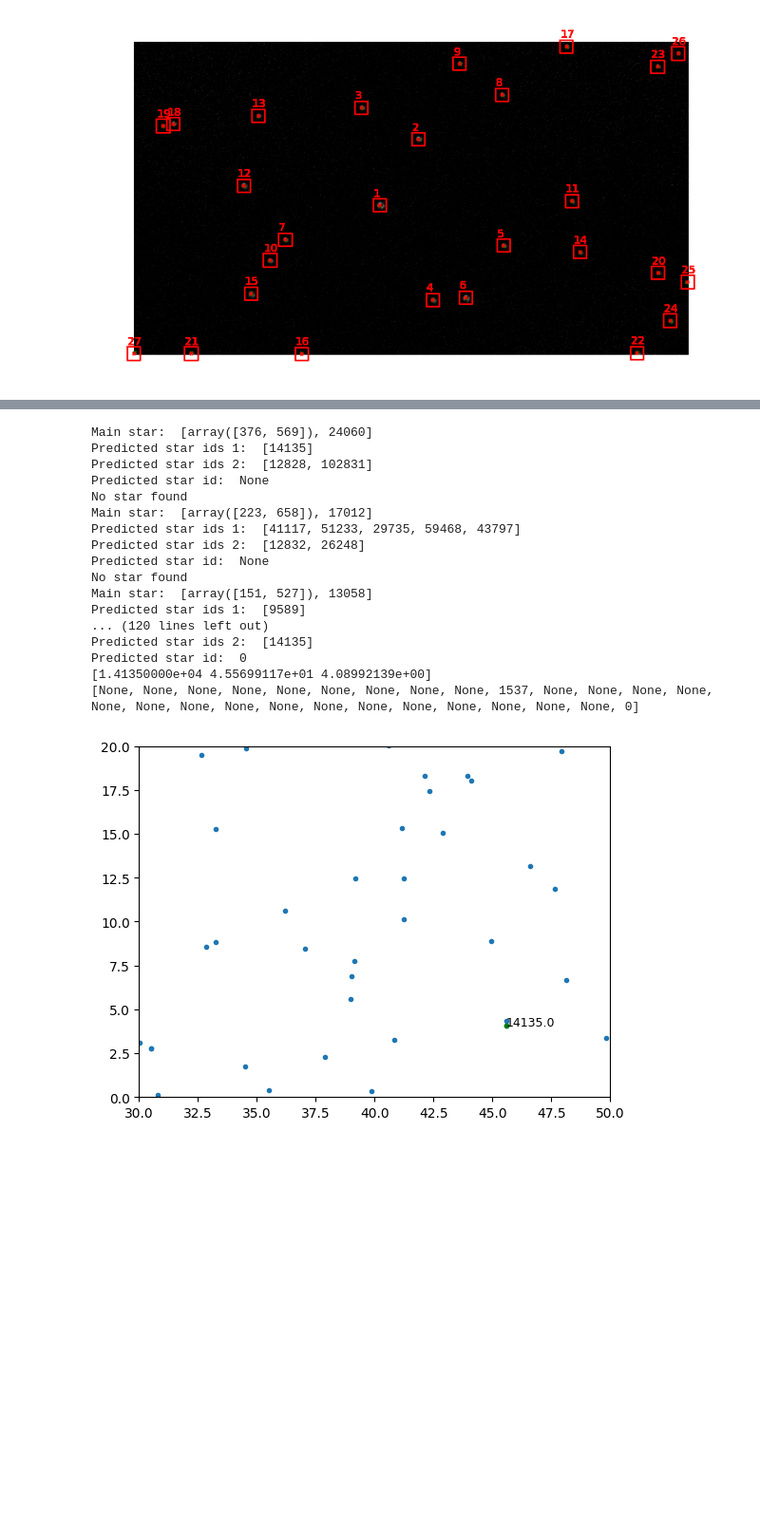
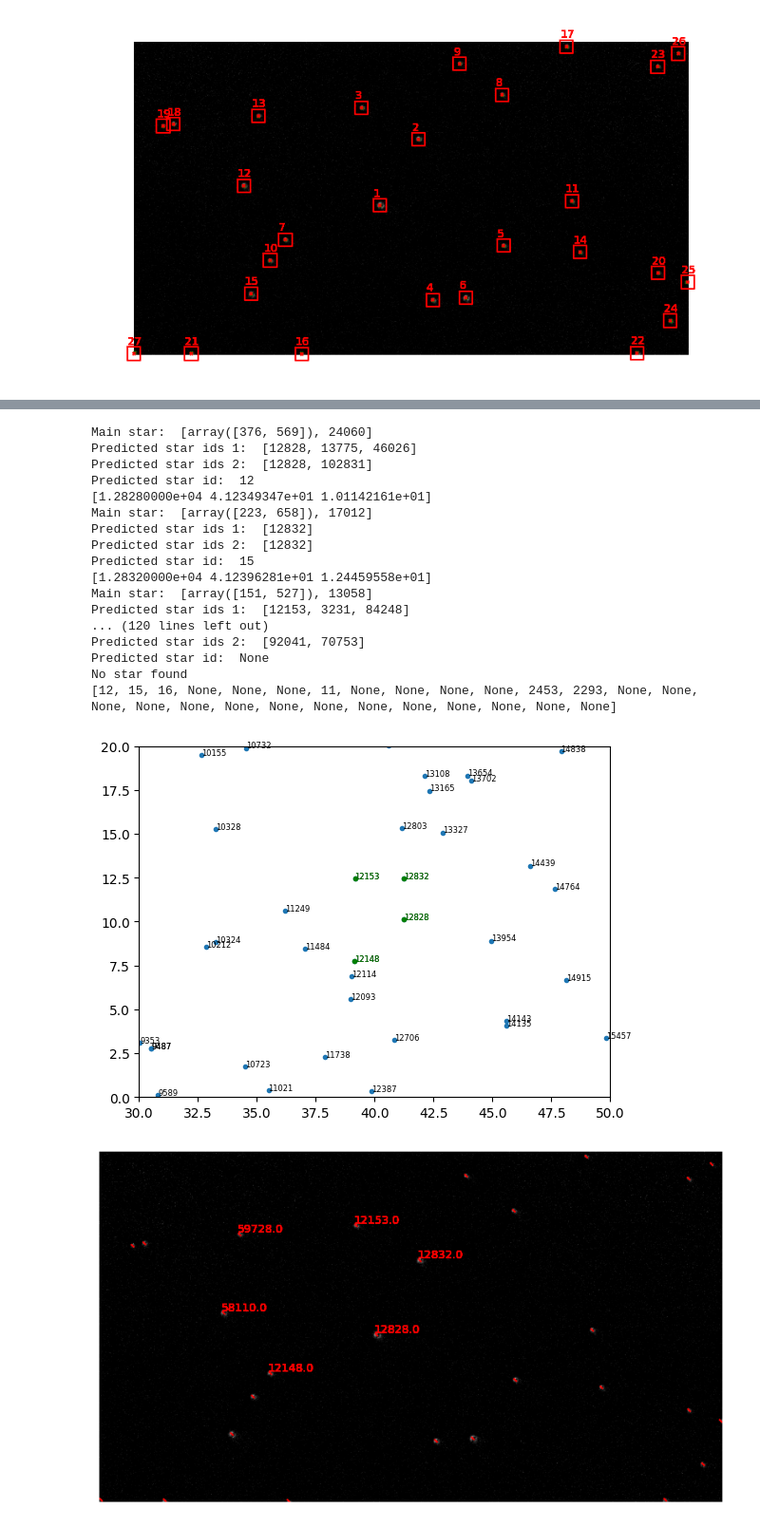
Before and after one commit to I-Zuniga/Event_Star_tracker, a Jupyter notebook: jupyter_notebooks/sdk_test.ipynb, the cells around one changed output, grey strips where cells are left out. Shown at 95% size. Saved outputs shown, nothing was run; the diff lists cells and outputs as text; code cells hidden in the pictures; blank space fills up the shorter version.

```diff
--- a/jupyter_notebooks/sdk_test.ipynb
+++ b/jupyter_notebooks/sdk_test.ipynb
@@ -435,7 +391,7 @@ Test sol 1:  [-1.3316806229016753, 0.005671617583951516, 1.2848252122332935, 0.0
 import minisom
 import pickle
 
-mesh_size = 66
+mesh_size = 67
 catalog_filter = 6
 
 name = 'n'+ str(mesh_size) +'_tycho' + str(catalog_filter)
@@ -459,6 +415,10 @@ from lib.event_processing import *
 # ref_pixel_to_deg = 0.005319449742301844 /3.5#In degres from sun_calibration with FOV=reference_FOV
 ref_pixel_to_deg = 0.0009601418439716312 #In degres from sun_calibration with FOV=reference_FOV
 
+stars_data = get_star_dataset(type ='tycho', path = '../data/catalogs/tycho2_VT_6.csv')
+if isinstance(stars_data, pd.DataFrame):
+    # stars_data['data_number'] = stars_data.index
+    stars_data = stars_data[['HIP','RA(ICRS)', 'DE(ICRS)']].values
 
 reference_FOV = 1 #In degrees
 recording_FOV = 14.3 #In degrees
@@ -505,47 +465,67 @@ for i in range(len(predcited_stars)):
 print([x[2] for x in predcited_stars])
 # %% [output]
 Main star:  [array([376, 569]), 24060]
-Predicted star ids 1:  [14135]
+Predicted star ids 1:  [12828, 13775, 46026]
 Predicted star ids 2:  [12828, 102831]
+Predicted star id:  12
+[1.28280000e+04 4.12349347e+01 1.01142161e+01]
+Main star:  [array([223, 658]), 17012]
+Predicted star ids 1:  [12832]
+Predicted star ids 2:  [12832]
+Predicted star id:  15
+[1.28320000e+04 4.12396281e+01 1.24459558e+01]
+Main star:  [array([151, 527]), 13058]
+Predicted star ids 1:  [12153, 3231, 84248]
+... (120 lines left out)
+Predicted star ids 2:  [92041, 70753]
 Predicted star id:  None
 No star found
-Main star:  [array([223, 658]), 17012]
-Predicted star ids 1:  [41117, 51233, 29735, 59468, 43797]
-Predicted star ids 2:  [12832, 26248]
-Predicted star id:  None
-No star found
-Main star:  [array([151, 527]), 13058]
-Predicted star ids 1:  [9589]
-... (120 lines left out)
-Predicted star ids 2:  [14135]
-Predicted star id:  0
-[1.41350000e+04 4.55699117e+01 4.08992139e+00]
-[None, None, None, None, None, None, None, None, None, 1537, None, None, None, None, None, None, None, None, None, None, None, None, None, None, None, None, 0]
+[12, 15, 16, None, None, None, 11, None, None, None, None, 2453, 2293, None, None, None, None, None, None, None, None, None, None, None, None, None, None]
 # %%
+from lib.plot_utils import *
 plt.figure()
+
+x_range = [30, 50]
+y_range = [0, 20]
+
+#Plot the identification names of the set of stars in the range of the image
 plt.plot([x[1] for x in stars_data],stars_data[:,2],'.')
+
+# plt.plot([x[1] for x in stars_data],stars_data[:,2],'.')
+# #Plot the identification names of the set of stars
+for i in range(len(stars_data)):
+    if stars_data[i,1] < x_range[1] and stars_data[i,1] > x_range[0] and stars_data[i,2] < y_range[1] and stars_data[i,2] > y_range[0]:
+        plt.text(stars_data[i,1], stars_data[i,2], str(int(stars_data[i,0])) , fontsize=6)
 
 x_range = [30, 50]
 y_range = [0, 20]
 
 not_none = [x[2] for x in predcited_stars if x[2] is not None]
 stars_subdata = stars_data[not_none]
 #Check that the stars are in range
 # stars_subdata = [x.tolist() for x in stars_subdata if np.round(x[1]) in range(x_range[0], x_range[1]) and np.round(x[2]) in range(y_range[0], y_range[1])]
 
 plt.plot([x[1] for x in stars_subdata],stars_subdata[:,2],'.g')
 #Plot the identification names of the sub set of stars
 for i in range(len(stars_subdata)):
     if stars_subdata[i,1] < x_range[1] and stars_subdata[i,1] > x_range[0] and stars_subdata[i,2] < y_range[1] and stars_subdata[i,2] > y_range[0]:
-        plt.text(stars_subdata[i,1], stars_subdata[i,2], str(stars_subdata[i,0]) , fontsize=9)
+        plt.text(stars_subdata[i,1], stars_subdata[i,2], str(int(stars_subdata[i,0])) , fontsize=6, color = 'g')
 
 #change the limits of the axis
 plt.xlim(x_range)
 plt.ylim(y_range)
 
 plt.show()
+
+ids = []
+for x in predcited_stars:
+    ids.append(stars_data[x[2]][0] if x[2] is not None else None)
+
+
+plot_cluster_with_id(copact_frames[11], np.array(clusters_sort)[:,0], ids)
 # %% [output]
-[figure, old version]
+[figure, new version]
+[figure, added]
 # %%
 star_postion = np.array([60,80]) #EXAMPLE -> GET FROM SOM
 
```
Also changed, not shown: parts of 6 cells of this notebook, 16 other files.
